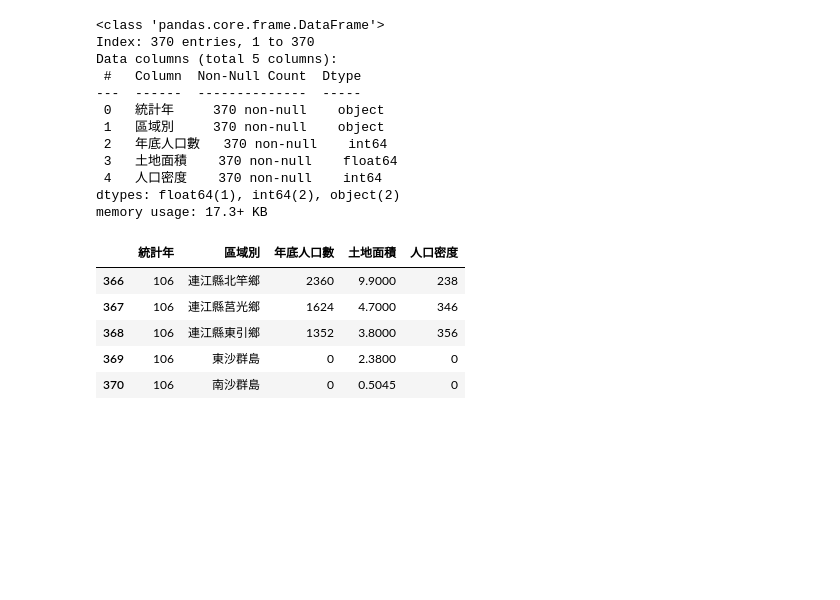
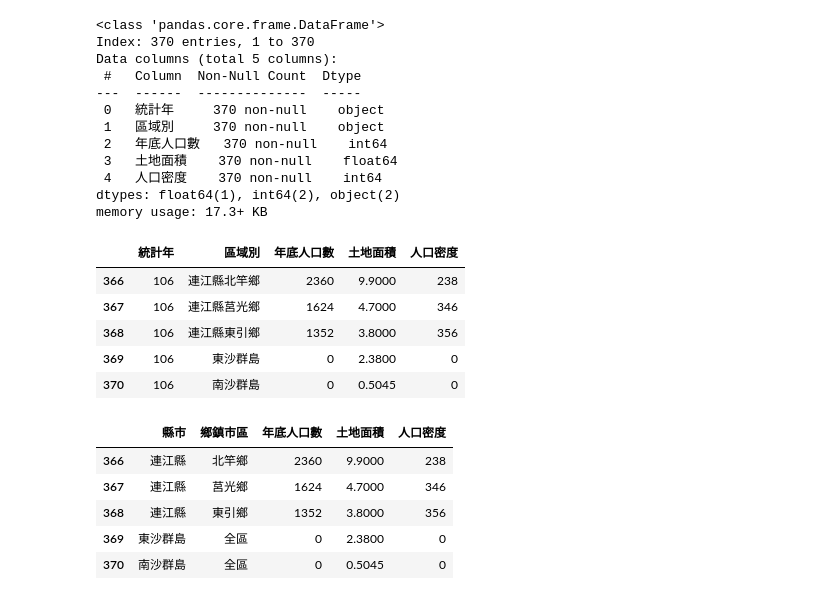
Before and after one commit to minyi-114/python_analysis, a Jupyter notebook: lesson8/lesson8_4.ipynb, the cells around one changed output. Saved outputs shown, nothing was run; the diff lists cells and outputs as text; code cells hidden in the pictures; blank space fills up the shorter version.

```diff
--- a/lesson8/lesson8_4.ipynb
+++ b/lesson8/lesson8_4.ipynb
@@ -146,3 +146,27 @@ df3.tail()
 | 368 | 106 | 連江縣東引鄉 | 1352 | 3.8000 | 356 |
 | 369 | 106 | 東沙群島 | 0 | 2.3800 | 0 |
 | 370 | 106 | 南沙群島 | 0 | 0.5045 | 0 |
+# %%
+def split_city(city:str) -> str: #取得縣市名稱
+    if len(city) > 4:
+        return city[:3]
+    else:
+        return city
+
+def split_area(area:str) -> str: #取得區域名稱
+    if len(area) > 4:
+        return area[3:]
+    else:
+        return '全區'
+
+df3['縣市'] = df3['區域別'].map(split_city) #取得縣市名稱
+df3['鄉鎮市區'] = df3['區域別'].map(split_area) #取得區域名稱
+df4 = df3.reindex(columns=['縣市', '鄉鎮市區', '年底人口數', '土地面積', '人口密度']) #重新排序欄位
+df4.tail()
+# %% [output]
+|  | 縣市 | 鄉鎮市區 | 年底人口數 | 土地面積 | 人口密度 |
+| 366 | 連江縣 | 北竿鄉 | 2360 | 9.9000 | 238 |
+| 367 | 連江縣 | 莒光鄉 | 1624 | 4.7000 | 346 |
+| 368 | 連江縣 | 東引鄉 | 1352 | 3.8000 | 356 |
+| 369 | 東沙群島 | 全區 | 0 | 2.3800 | 0 |
+| 370 | 南沙群島 | 全區 | 0 | 0.5045 | 0 |
```
Also changed, not shown: parts of 2 cells of this notebook, 1 other file.
